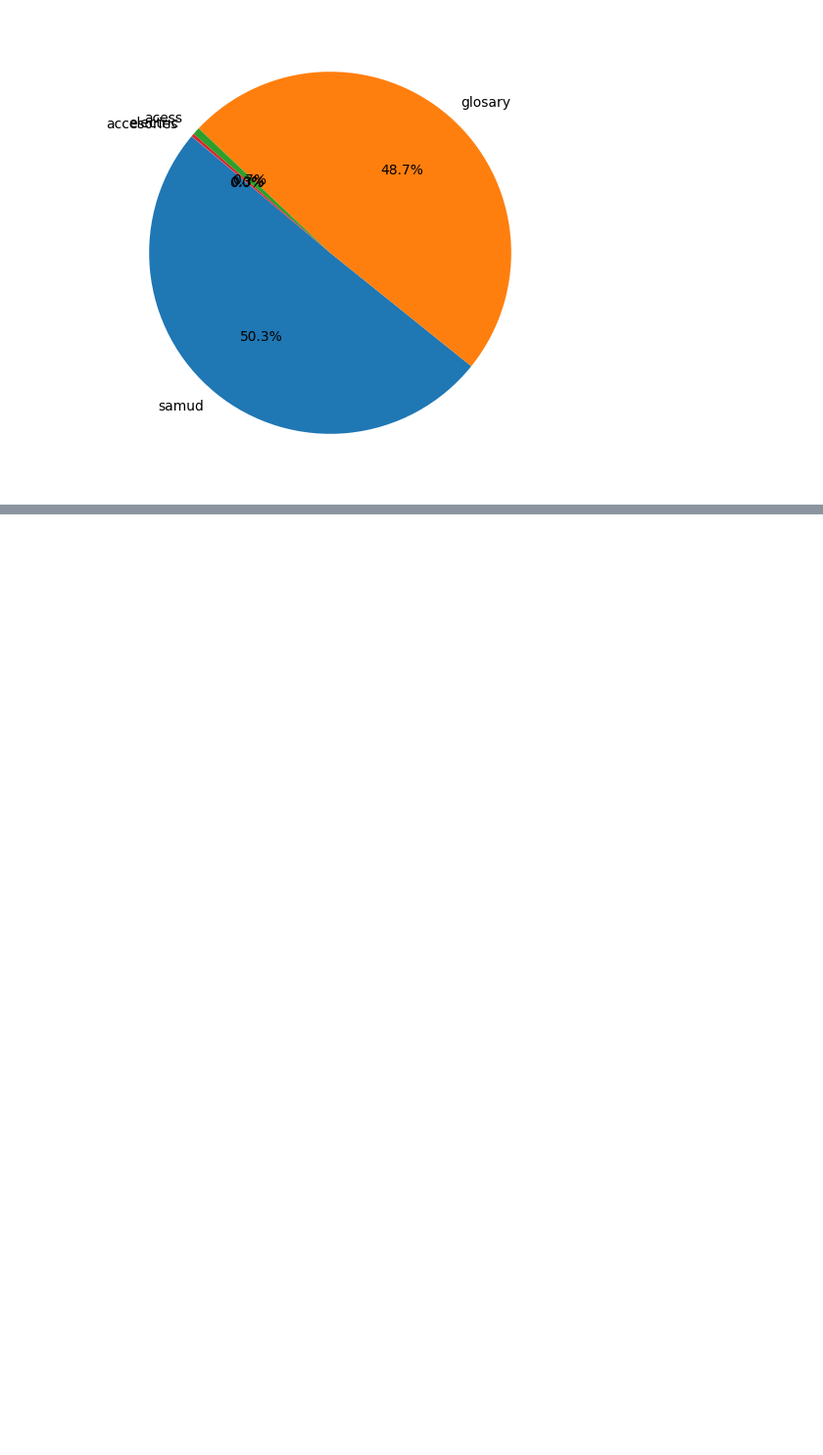
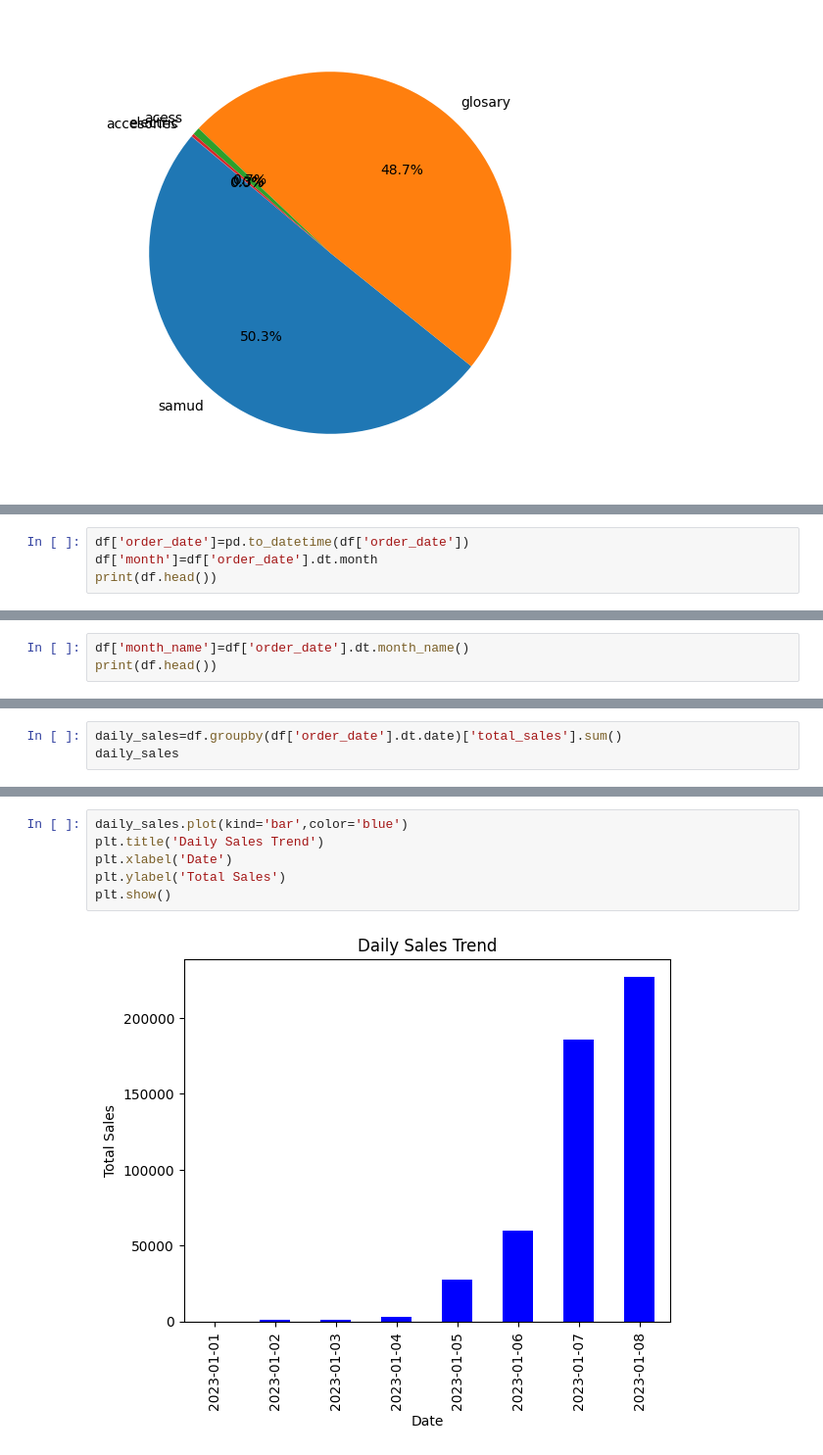
Before and after one commit to mdsamim1992hatia-cell/BMI-CAL, a Jupyter notebook: Untitled324.ipynb, the cells around one changed output, grey strips where cells are left out. Shown at 98% size. Saved outputs shown, nothing was run; the diff lists cells and outputs as text; blank space fills up the shorter version.

```diff
--- a/Untitled324.ipynb
+++ b/Untitled324.ipynb
@@ -151,0 +179,4 @@ plt.pie(categories_sales,labels=categories_sales.index,autopct='%1.1f%%',startan
+# %%
+df['order_date']=pd.to_datetime(df['order_date'])
+df['month']=df['order_date'].dt.month
+print(df.head())
@@ -151,0 +197,3 @@ plt.pie(categories_sales,labels=categories_sales.index,autopct='%1.1f%%',startan
+# %%
+df['month_name']=df['order_date'].dt.month_name()
+print(df.head())
@@ -151,0 +214,3 @@ plt.pie(categories_sales,labels=categories_sales.index,autopct='%1.1f%%',startan
+# %%
+daily_sales=df.groupby(df['order_date'].dt.date)['total_sales'].sum()
+daily_sales
@@ -151,0 +229,8 @@ plt.pie(categories_sales,labels=categories_sales.index,autopct='%1.1f%%',startan
+# %%
+daily_sales.plot(kind='bar',color='blue')
+plt.title('Daily Sales Trend')
+plt.xlabel('Date')
+plt.ylabel('Total Sales')
+plt.show()
+# %% [output]
+[figure, added]
```
Also changed, not shown: parts of 10 cells of this notebook.
